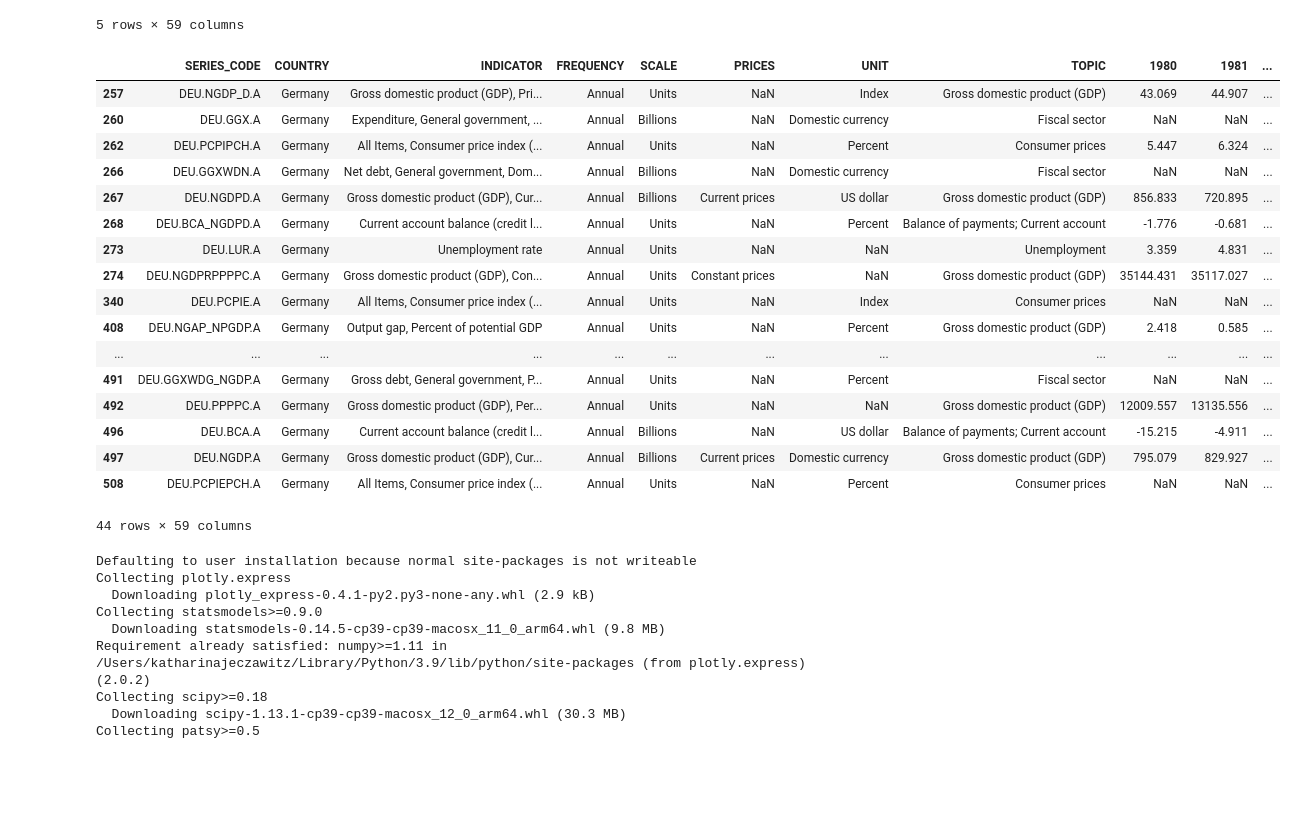
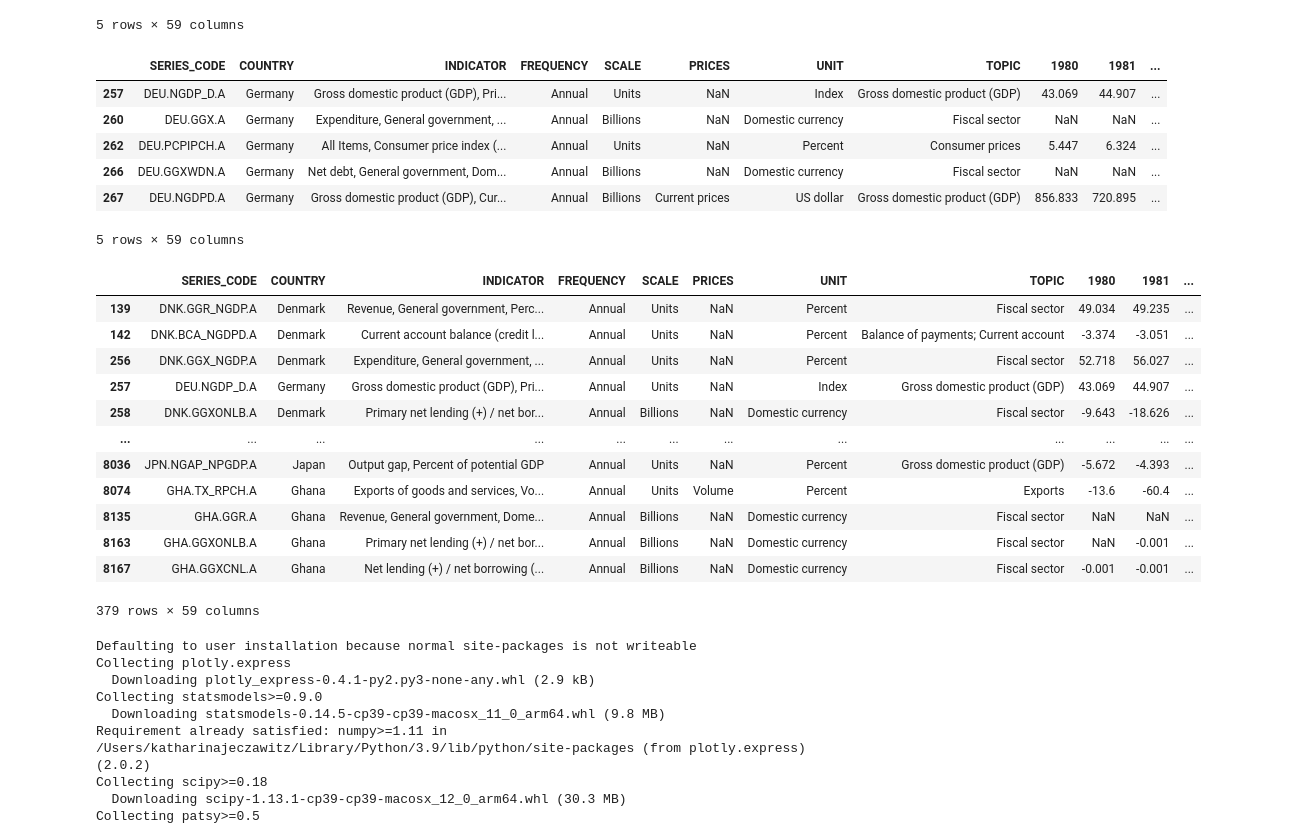
Before and after one commit to MDYCK12/Well-Being-Economics-, a Jupyter notebook: Notebooks/Katharina.ipynb, the cells around one changed output. Cells and saved outputs as stored; diff of their text form; code cells hidden in the pictures; blank space fills up the shorter version.

```diff
--- a/Notebooks/Katharina.ipynb
+++ b/Notebooks/Katharina.ipynb
@@ -58,22 +60,11 @@ df_IMF.head()
 # %%
-Germany_Data = df_IMF[df_IMF['COUNTRY'] == 'Germany']
-Germany_Data
+Germany_Data_full = df_IMF[df_IMF['COUNTRY'] == 'Germany']
+Germany_Data_full.head()
 # %% [output]
 |  | SERIES_CODE | COUNTRY | INDICATOR | FREQUENCY | SCALE | PRICES | UNIT | TOPIC | 1980 | 1981 | ... |
 | 257 | DEU.NGDP_D.A | Germany | Gross domestic product (GDP), Pri... | Annual | Units | NaN | Index | Gross domestic product (GDP) | 43.069 | 44.907 | ... |
 | 260 | DEU.GGX.A | Germany | Expenditure, General government, ... | Annual | Billions | NaN | Domestic currency | Fiscal sector | NaN | NaN | ... |
 | 262 | DEU.PCPIPCH.A | Germany | All Items, Consumer price index (... | Annual | Units | NaN | Percent | Consumer prices | 5.447 | 6.324 | ... |
 | 266 | DEU.GGXWDN.A | Germany | Net debt, General government, Dom... | Annual | Billions | NaN | Domestic currency | Fiscal sector | NaN | NaN | ... |
 | 267 | DEU.NGDPD.A | Germany | Gross domestic product (GDP), Cur... | Annual | Billions | Current prices | US dollar | Gross domestic product (GDP) | 856.833 | 720.895 | ... |
-| 268 | DEU.BCA_NGDPD.A | Germany | Current account balance (credit l... | Annual | Units | NaN | Percent | Balance of payments; Current account | -1.776 | -0.681 | ... |
-| 273 | DEU.LUR.A | Germany | Unemployment rate | Annual | Units | NaN | NaN | Unemployment | 3.359 | 4.831 | ... |
-| 274 | DEU.NGDPRPPPPC.A | Germany | Gross domestic product (GDP), Con... | Annual | Units | Constant prices | NaN | Gross domestic product (GDP) | 35144.431 | 35117.027 | ... |
-| 340 | DEU.PCPIE.A | Germany | All Items, Consumer price index (... | Annual | Units | NaN | Index | Consumer prices | NaN | NaN | ... |
-| 408 | DEU.NGAP_NPGDP.A | Germany | Output gap, Percent of potential GDP | Annual | Units | NaN | Percent | Gross domestic product (GDP) | 2.418 | 0.585 | ... |
-| ... | ... | ... | ... | ... | ... | ... | ... | ... | ... | ... | ... |
-| 491 | DEU.GGXWDG_NGDP.A | Germany | Gross debt, General government, P... | Annual | Units | NaN | Percent | Fiscal sector | NaN | NaN | ... |
-| 492 | DEU.PPPPC.A | Germany | Gross domestic product (GDP), Per... | Annual | Units | NaN | NaN | Gross domestic product (GDP) | 12009.557 | 13135.556 | ... |
-| 496 | DEU.BCA.A | Germany | Current account balance (credit l... | Annual | Billions | NaN | US dollar | Balance of payments; Current account | -15.215 | -4.911 | ... |
-| 497 | DEU.NGDP.A | Germany | Gross domestic product (GDP), Cur... | Annual | Billions | Current prices | Domestic currency | Gross domestic product (GDP) | 795.079 | 829.927 | ... |
-| 508 | DEU.PCPIEPCH.A | Germany | All Items, Consumer price index (... | Annual | Units | NaN | Percent | Consumer prices | NaN | NaN | ... |
-44 rows × 59 columns
+5 rows × 59 columns
@@ -80,3 +73,27 @@ Germany_Data
+# %%
+#clear the table for the Countries we selected prior
+df_IMF_select = df_IMF[df_IMF["COUNTRY"].isin([
+    "Japan", "China", "Indonesia",
+    "Germany", "UK", "Bosnia & Herzegovina", "Denmark",
+    "South Africa", "Ghana", "Ivory Coast",
+    "US", "Chile", "Costa Rica", "Paraguay"
+])]
+
+df_IMF_new
+# %% [output]
+|  | SERIES_CODE | COUNTRY | INDICATOR | FREQUENCY | SCALE | PRICES | UNIT | TOPIC | 1980 | 1981 | ... |
+| 139 | DNK.GGR_NGDP.A | Denmark | Revenue, General government, Perc... | Annual | Units | NaN | Percent | Fiscal sector | 49.034 | 49.235 | ... |
+| 142 | DNK.BCA_NGDPD.A | Denmark | Current account balance (credit l... | Annual | Units | NaN | Percent | Balance of payments; Current account | -3.374 | -3.051 | ... |
+| 256 | DNK.GGX_NGDP.A | Denmark | Expenditure, General government, ... | Annual | Units | NaN | Percent | Fiscal sector | 52.718 | 56.027 | ... |
+| 257 | DEU.NGDP_D.A | Germany | Gross domestic product (GDP), Pri... | Annual | Units | NaN | Index | Gross domestic product (GDP) | 43.069 | 44.907 | ... |
+| 258 | DNK.GGXONLB.A | Denmark | Primary net lending (+) / net bor... | Annual | Billions | NaN | Domestic currency | Fiscal sector | -9.643 | -18.626 | ... |
+| ... | ... | ... | ... | ... | ... | ... | ... | ... | ... | ... | ... |
+| 8036 | JPN.NGAP_NPGDP.A | Japan | Output gap, Percent of potential GDP | Annual | Units | NaN | Percent | Gross domestic product (GDP) | -5.672 | -4.393 | ... |
+| 8074 | GHA.TX_RPCH.A | Ghana | Exports of goods and services, Vo... | Annual | Units | Volume | Percent | Exports | -13.6 | -60.4 | ... |
+| 8135 | GHA.GGR.A | Ghana | Revenue, General government, Dome... | Annual | Billions | NaN | Domestic currency | Fiscal sector | NaN | NaN | ... |
+| 8163 | GHA.GGXONLB.A | Ghana | Primary net lending (+) / net bor... | Annual | Billions | NaN | Domestic currency | Fiscal sector | NaN | -0.001 | ... |
+| 8167 | GHA.GGXCNL.A | Ghana | Net lending (+) / net borrowing (... | Annual | Billions | NaN | Domestic currency | Fiscal sector | -0.001 | -0.001 | ... |
+379 rows × 59 columns
 # %%
 #get data to big query
 #function for getting the data
```
Also changed, not shown: parts of 2 cells of this notebook.
